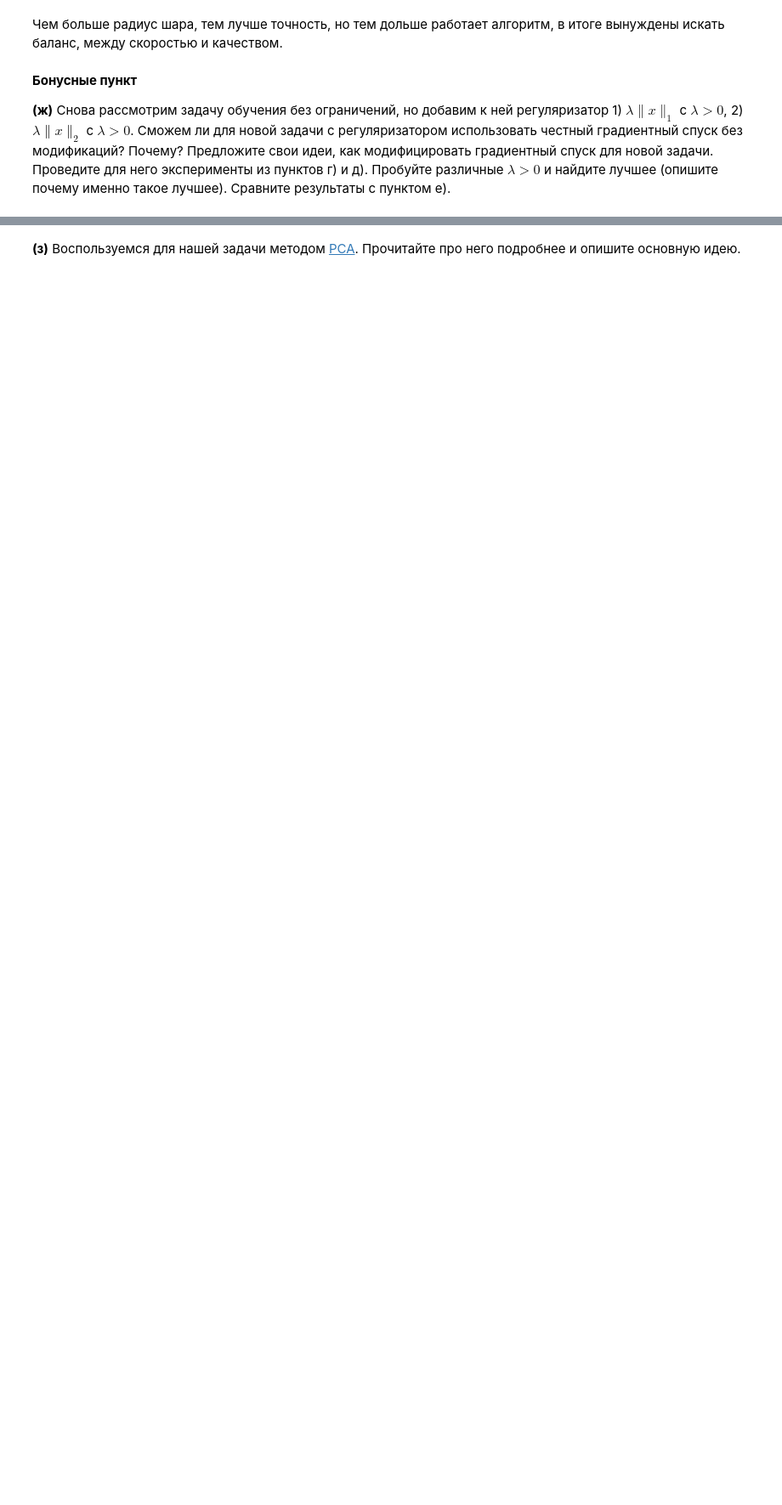
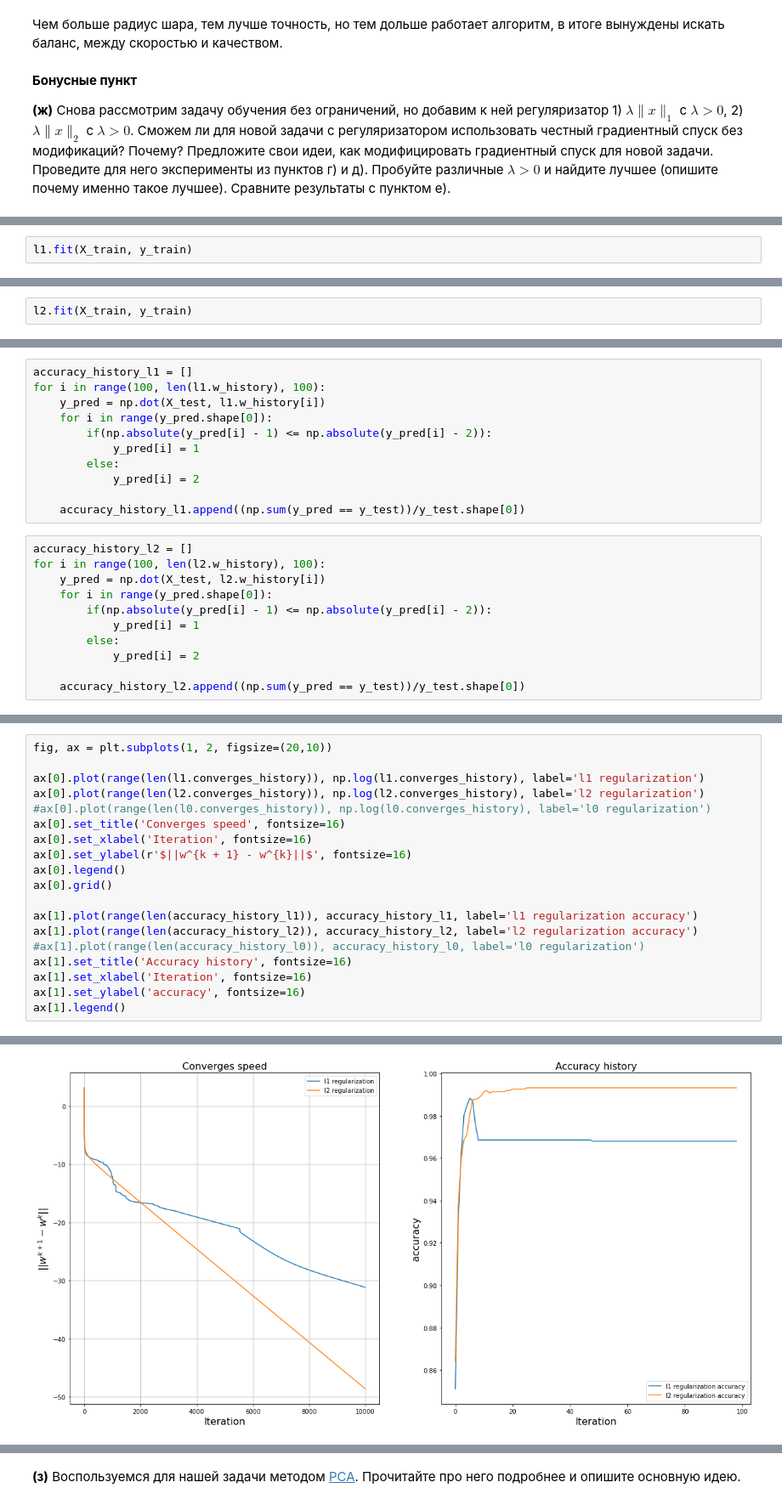
Before and after one commit to HAshIRa7/Optimization-methods, a Jupyter notebook: Optimization_HW_2.ipynb, the cells around one changed output, grey strips where cells are left out. Shown at 85% size. Cells and saved outputs as stored; diff of their text form; blank space fills up the shorter version.

```diff
--- a/Optimization_HW_2.ipynb
+++ b/Optimization_HW_2.ipynb
@@ -413,0 +583,2 @@ __(ж)__ Снова рассмотрим задачу обучения без о
+# %%
+l1.fit(X_train, y_train)
@@ -413,0 +587,2 @@ __(ж)__ Снова рассмотрим задачу обучения без о
+# %%
+l2.fit(X_train, y_train)
@@ -413,0 +595,22 @@ __(ж)__ Снова рассмотрим задачу обучения без о
+# %%
+accuracy_history_l1 = []
+for i in range(100, len(l1.w_history), 100):
+    y_pred = np.dot(X_test, l1.w_history[i])
+    for i in range(y_pred.shape[0]):
+        if(np.absolute(y_pred[i] - 1) <= np.absolute(y_pred[i] - 2)):
+            y_pred[i] = 1
+        else:
+            y_pred[i] = 2
+
+    accuracy_history_l1.append((np.sum(y_pred == y_test))/y_test.shape[0])
+# %%
+accuracy_history_l2 = []
+for i in range(100, len(l2.w_history), 100):
+    y_pred = np.dot(X_test, l2.w_history[i])
+    for i in range(y_pred.shape[0]):
+        if(np.absolute(y_pred[i] - 1) <= np.absolute(y_pred[i] - 2)):
+            y_pred[i] = 1
+        else:
+            y_pred[i] = 2
+
+    accuracy_history_l2.append((np.sum(y_pred == y_test))/y_test.shape[0])
@@ -413,0 +630,20 @@ __(ж)__ Снова рассмотрим задачу обучения без о
+# %%
+fig, ax = plt.subplots(1, 2, figsize=(20,10))
+
+ax[0].plot(range(len(l1.converges_history)), np.log(l1.converges_history), label='l1 regularization')
+ax[0].plot(range(len(l2.converges_history)), np.log(l2.converges_history), label='l2 regularization')
+#ax[0].plot(range(len(l0.converges_history)), np.log(l0.converges_history), label='l0 regularization')
+ax[0].set_title('Converges speed', fontsize=16)
+ax[0].set_xlabel('Iteration', fontsize=16)
+ax[0].set_ylabel(r'$||w^{k + 1} - w^{k}||$', fontsize=16)
+ax[0].legend()
+ax[0].grid()
+
+ax[1].plot(range(len(accuracy_history_l1)), accuracy_history_l1, label='l1 regularization accuracy')
+ax[1].plot(range(len(accuracy_history_l2)), accuracy_history_l2, label='l2 regularization accuracy')
+#ax[1].plot(range(len(accuracy_history_l0)), accuracy_history_l0, label='l0 regularization')
+ax[1].set_title('Accuracy history', fontsize=16)
+ax[1].set_xlabel('Iteration', fontsize=16)
+ax[1].set_ylabel('accuracy', fontsize=16)
+ax[1].legend()
+# %% [output]
@@ -413,0 +651 @@ __(ж)__ Снова рассмотрим задачу обучения без о
+[figure, added]
```
Also changed, not shown: parts of 47 cells of this notebook.
